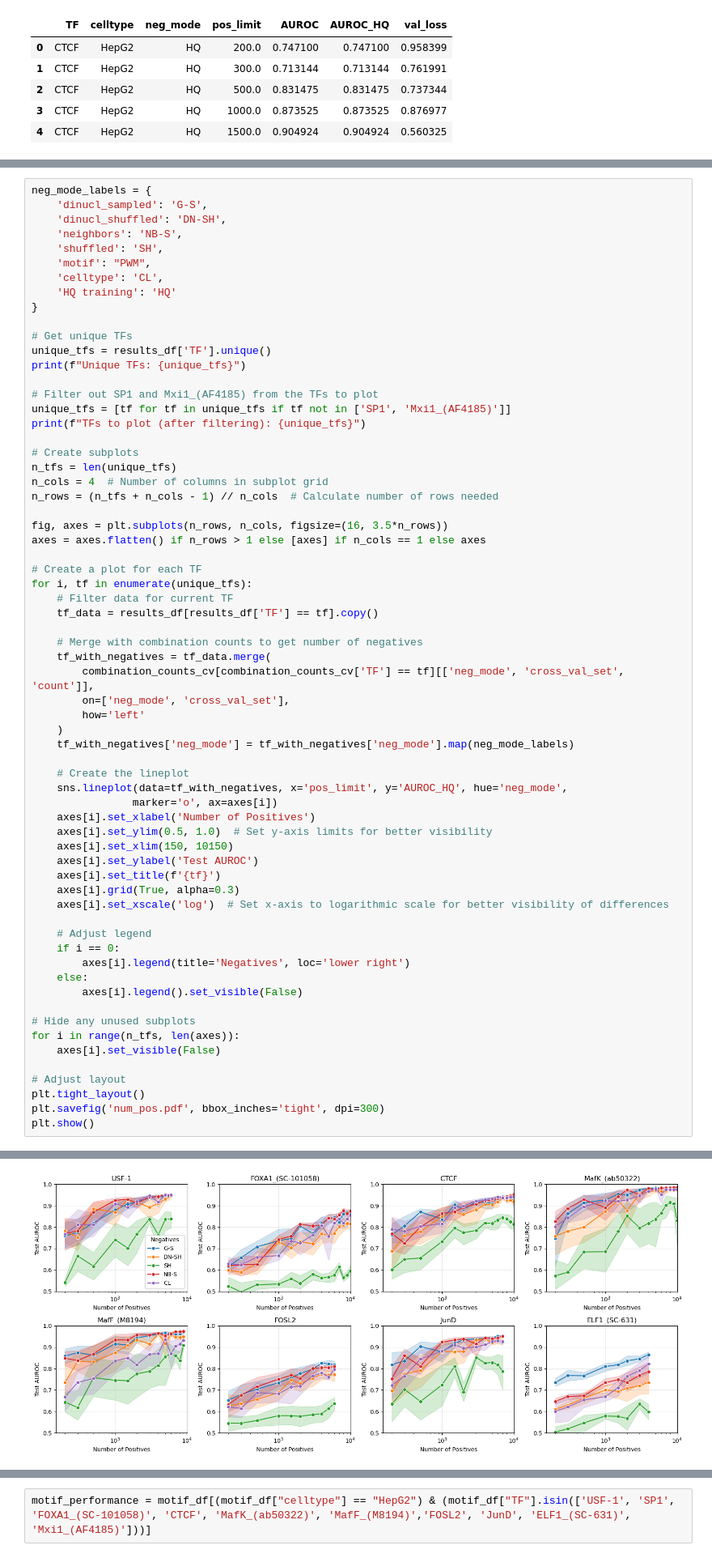
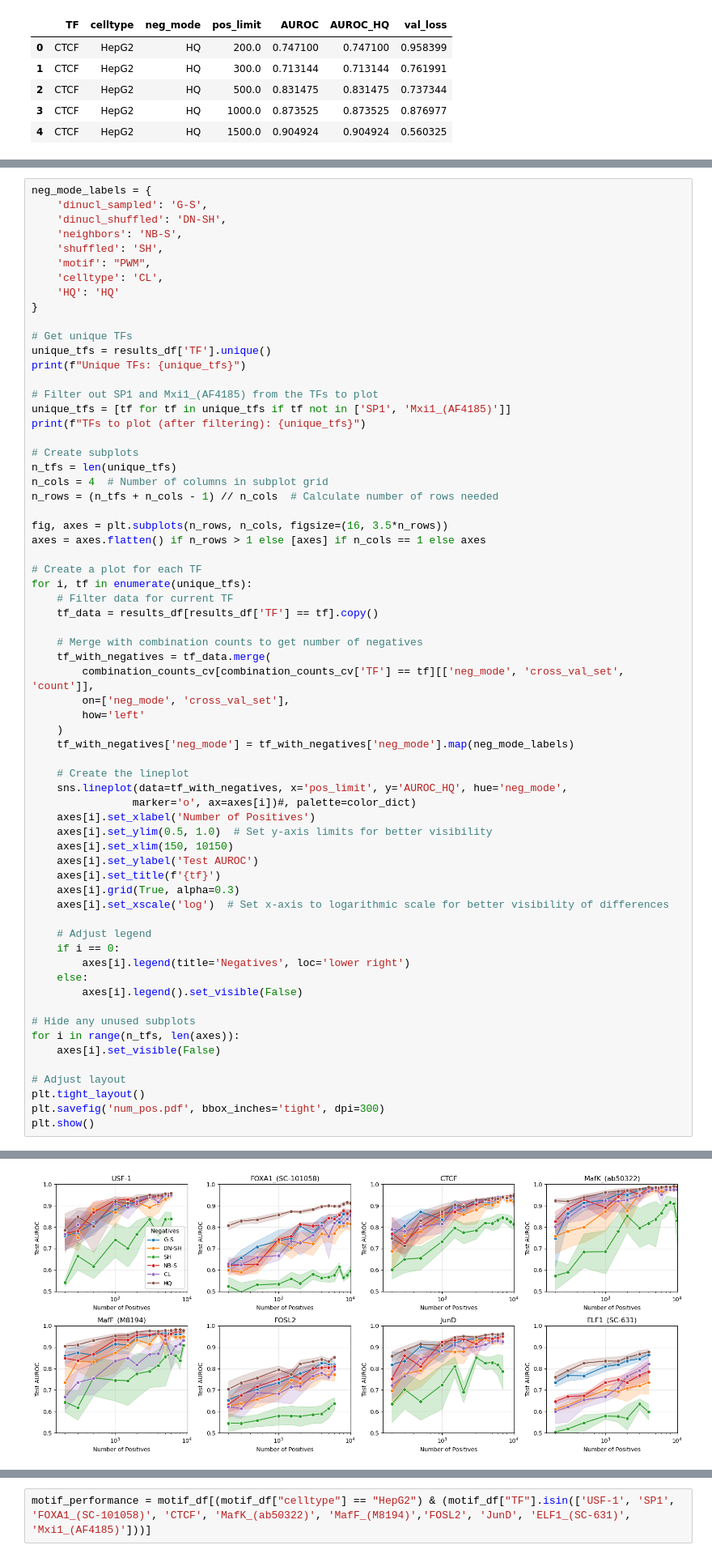
Before and after one commit to NatanTourne/TFBS-negatives, a Jupyter notebook: testing_ground/20250812_effect_of_num_pos.ipynb, the cells around one changed output, grey strips where cells are left out. Shown: that part at 81% size. Cells and saved outputs as stored; diff of their text form.

```diff
--- a/testing_ground/20250812_effect_of_num_pos.ipynb
+++ b/testing_ground/20250812_effect_of_num_pos.ipynb
@@ -372,7 +382,7 @@ neg_mode_labels = {
     'shuffled': 'SH',
     'motif': "PWM",
     'celltype': 'CL',
-    'HQ training': 'HQ'
+    'HQ': 'HQ'
 }
 
 # Get unique TFs
@@ -405,32 +415,32 @@ for i, tf in enumerate(unique_tfs):
     tf_with_negatives['neg_mode'] = tf_with_negatives['neg_mode'].map(neg_mode_labels)
 
     # Create the lineplot
     sns.lineplot(data=tf_with_negatives, x='pos_limit', y='AUROC_HQ', hue='neg_mode',
-                marker='o', ax=axes[i])
+                marker='o', ax=axes[i])#, palette=color_dict)
     axes[i].set_xlabel('Number of Positives')
     axes[i].set_ylim(0.5, 1.0)  # Set y-axis limits for better visibility
     axes[i].set_xlim(150, 10150)
     axes[i].set_ylabel('Test AUROC')
     axes[i].set_title(f'{tf}')
     axes[i].grid(True, alpha=0.3)
     axes[i].set_xscale('log')  # Set x-axis to logarithmic scale for better visibility of differences
 
     # Adjust legend
     if i == 0:
         axes[i].legend(title='Negatives', loc='lower right')
     else:
         axes[i].legend().set_visible(False)
 
 # Hide any unused subplots
 for i in range(n_tfs, len(axes)):
     axes[i].set_visible(False)
 
 # Adjust layout
 plt.tight_layout()
 plt.savefig('num_pos.pdf', bbox_inches='tight', dpi=300)
 plt.show()
 # %% [output]
 Unique TFs: ['USF-1' 'SP1' 'FOXA1_(SC-101058)' 'CTCF' 'MafK_(ab50322)' 'MafF_(M8194)'
  'FOSL2' 'JunD' 'ELF1_(SC-631)' 'Mxi1_(AF4185)']
 TFs to plot (after filtering): ['USF-1', 'FOXA1_(SC-101058)', 'CTCF', 'MafK_(ab50322)', 'MafF_(M8194)', 'FOSL2', 'JunD', 'ELF1_(SC-631)']
-[figure, old version]
+[figure, new version]
```
Also changed, not shown: parts of 4 cells of this notebook, 3 other files.
